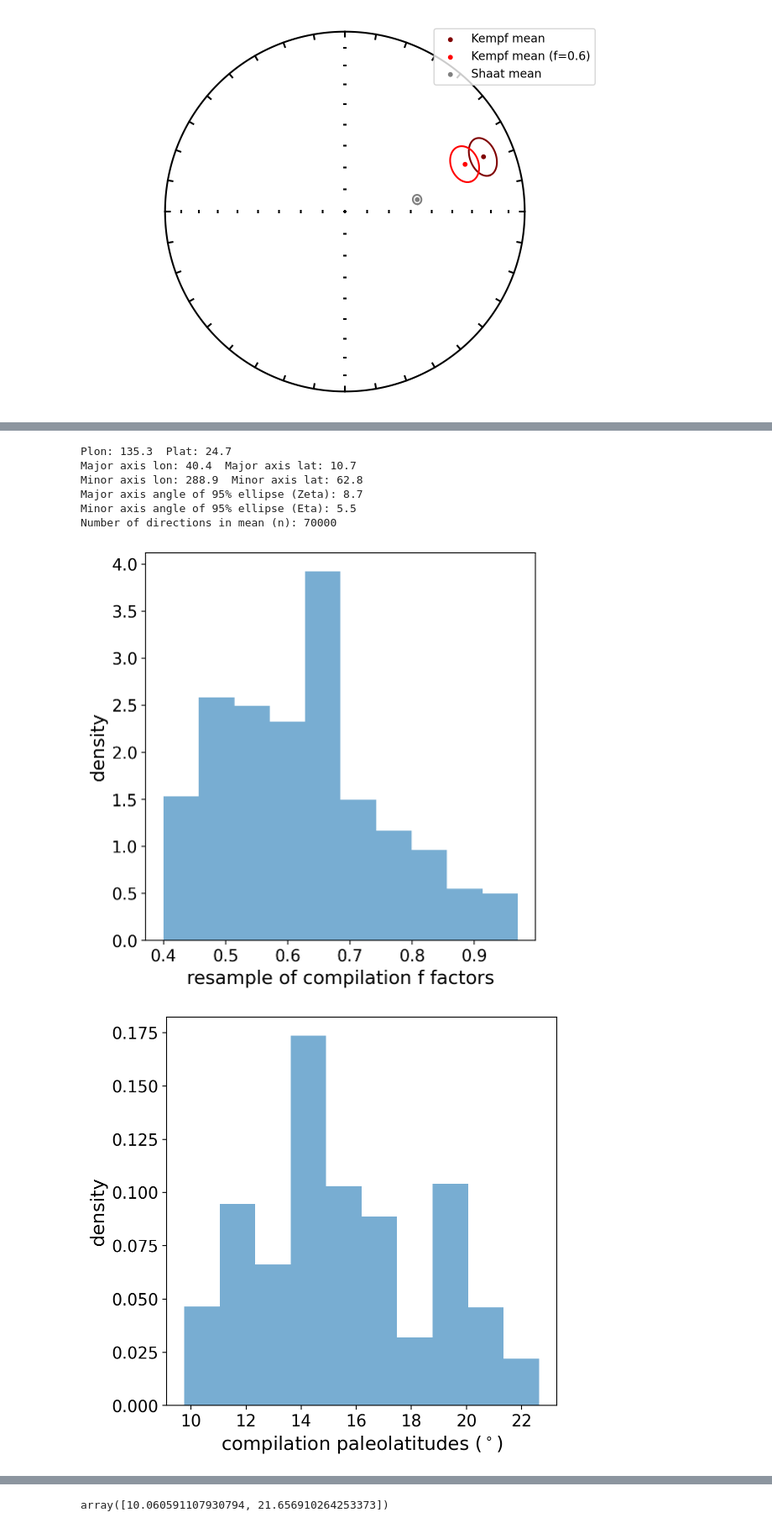
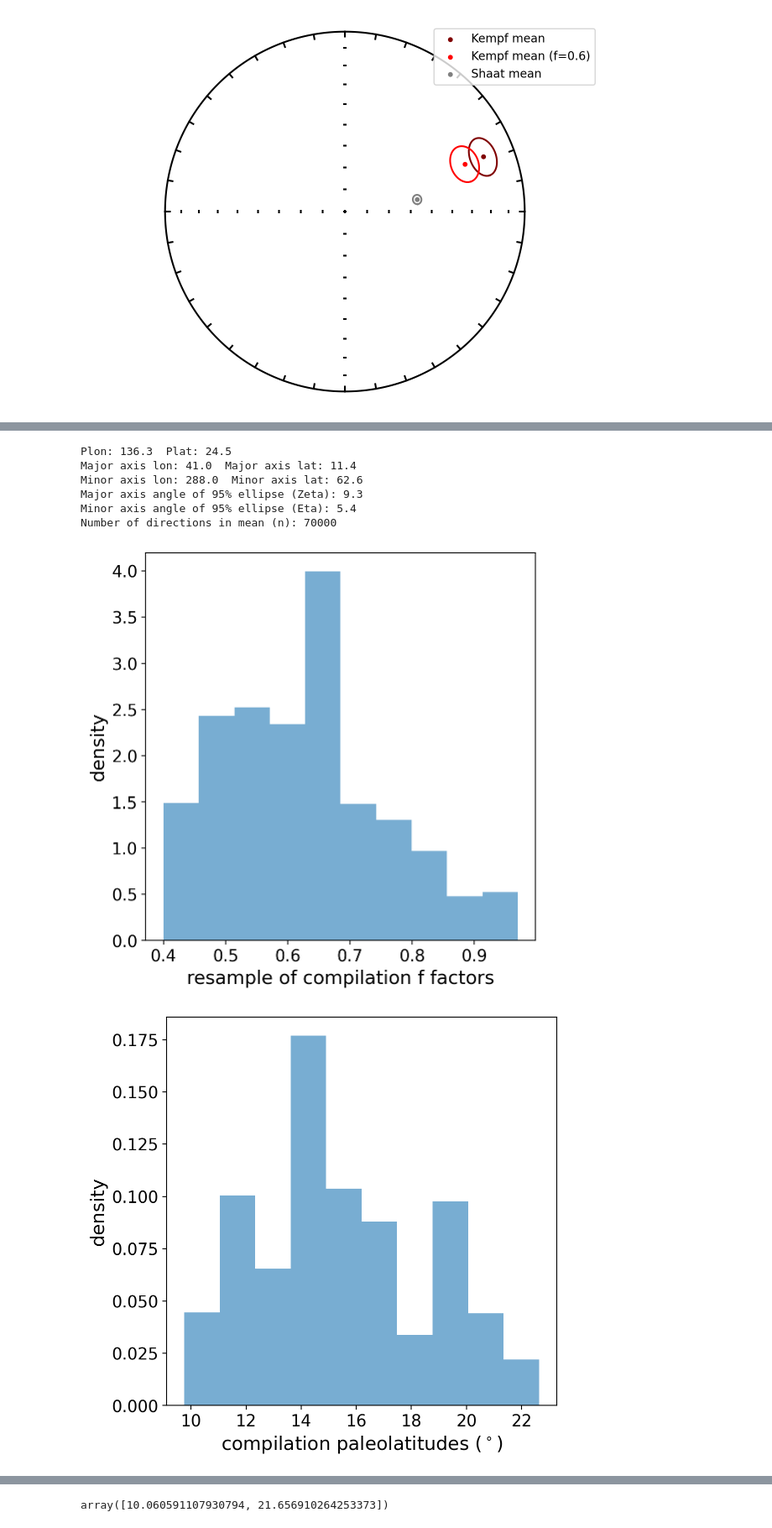
Before and after one commit to Swanson-Hysell-Group/2025_Oman_Paleogeography, a Jupyter notebook: code/dike_paleomagnetism.ipynb, the cells around one changed output, grey strips where cells are left out. Shown at 84% size. Drawn from its saved outputs; the diff is of its cells as text; code cells hidden in the pictures.

```diff
--- a/code/dike_paleomagnetism.ipynb
+++ b/code/dike_paleomagnetism.ipynb
@@ -968,14 +872,14 @@ def find_compilation_kent(plon, plat, A95, slon, slat,
 # %%
-Kempf_pole_kent, paleolatitudes = find_compilation_kent(Kempf_plon, Kempf_plat, Kempf_A95,
+Kempf_pole_kent, paleolatitudes = ipmag.find_compilation_kent(Kempf_plon, Kempf_plat, Kempf_A95,
                                         Mirbat_area_lon, Mirbat_area_lat,
                                         map_central_longitude=90, map_central_latitude=15
                                         ,n=10000,n_fish=1000,return_poles=False,return_paleolats=True)
 # %% [output]
-Plon: 135.3  Plat: 24.7
-Major axis lon: 40.4  Major axis lat: 10.7
-Minor axis lon: 288.9  Minor axis lat: 62.8
-Major axis angle of 95% ellipse (Zeta): 8.7
-Minor axis angle of 95% ellipse (Eta): 5.5
+Plon: 136.3  Plat: 24.5
+Major axis lon: 41.0  Major axis lat: 11.4
+Minor axis lon: 288.0  Minor axis lat: 62.6
+Major axis angle of 95% ellipse (Zeta): 9.3
+Minor axis angle of 95% ellipse (Eta): 5.4
 Number of directions in mean (n): 70000
-[figure, old version]
+[figure, new version]
-[figure, old version]
+[figure, new version]
```
Also changed, not shown: parts of 32 cells of this notebook.
